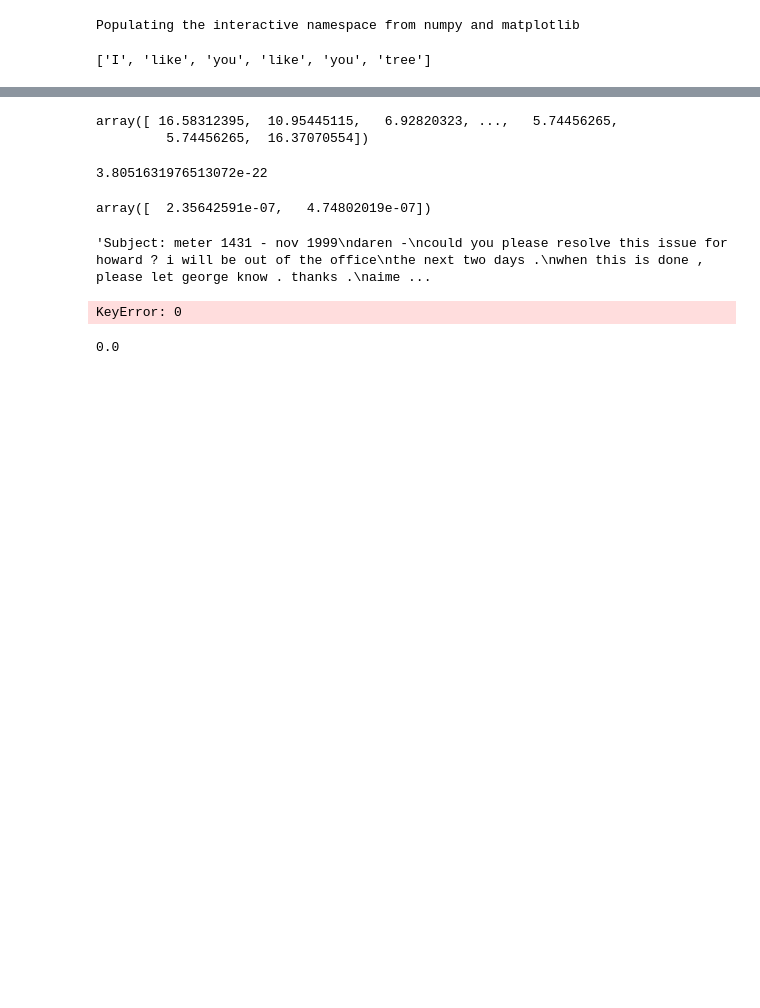
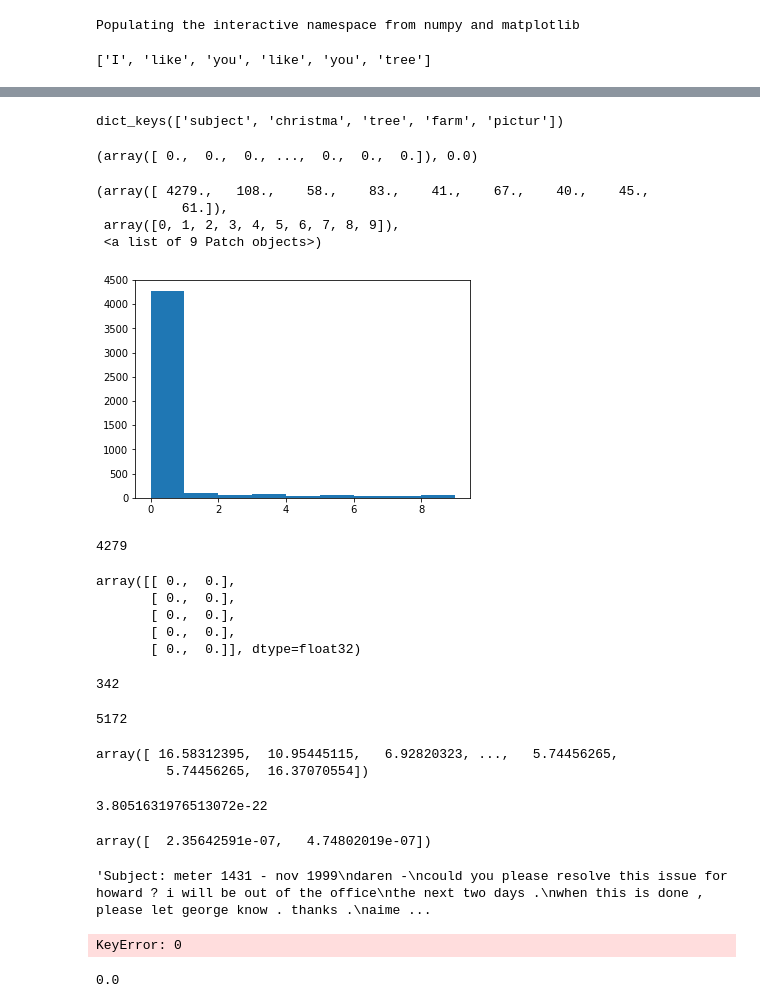
Before and after one commit to a-dykim/COMS4771, a Jupyter notebook: ML1_HW.ipynb, the cells around one changed output, grey strips where cells are left out. Drawn from its saved outputs; the diff is of its cells as text; code cells hidden in the pictures; blank space fills up the shorter version.

```diff
--- a/ML1_HW.ipynb
+++ b/ML1_HW.ipynb
@@ -133,3 +133,5 @@ for w in words:
 emp
 # %% [output]
 ['I', 'like', 'you', 'like', 'you', 'tree']
+# %%
+diff_dicts = key_differences(spam_sum_bag, ham_sum_bag)
@@ -145,0 +190,2 @@ def sorting_hand(dic, sort='descending'):
+# %%
+whole_one_bag = embed_one(whole)
@@ -145,0 +212,8 @@ def sorting_hand(dic, sort='descending'):
+# %%
+whole_one_bag[0].keys()
+# %% [output]
+dict_keys(['subject', 'christma', 'tree', 'farm', 'pictur'])
+# %%
+top_dicts= diff_dicts[:6]
+# %%
+ect_count, ect_mid = median_cut(whole_one_bag, top_dicts[0][0])
@@ -145,0 +238,24 @@ def sorting_hand(dic, sort='descending'):
+# %%
+median_cut(spam_one_bag, top_dicts[0][0])
+# %% [output]
+(array([ 0.,  0.,  0., ...,  0.,  0.,  0.]), 0.0)
+# %%
+plt.hist(ect_count, bins=np.arange(0,10))
+# %% [output]
+(array([ 4279.,   108.,    58.,    83.,    41.,    67.,    40.,    45.,
+           61.]),
+ array([0, 1, 2, 3, 4, 5, 6, 7, 8, 9]),
+ <a list of 9 Patch objects>)
+[figure, added]
+# %%
+len(np.where(ect_count == 0)[0])
+# %% [output]
+4279
+# %%
+np.zeros((5,2), dtype=np.float32)
+# %% [output]
+array([[ 0.,  0.],
+       [ 0.,  0.],
+       [ 0.,  0.],
+       [ 0.,  0.],
+       [ 0.,  0.]], dtype=float32)
@@ -145,0 +292,8 @@ def sorting_hand(dic, sort='descending'):
+# %%
+a_low, a_high, b_low, b_high = Decision_Tree(spam_one_bag, ham_one_bag, top_dicts[0][0])
+# %% [output]
+342
+# %%
+len(a_low) + len(a_high) + len(b_low) + len(b_high)
+# %% [output]
+5172
```
Also changed, not shown: parts of 11 cells of this notebook.
